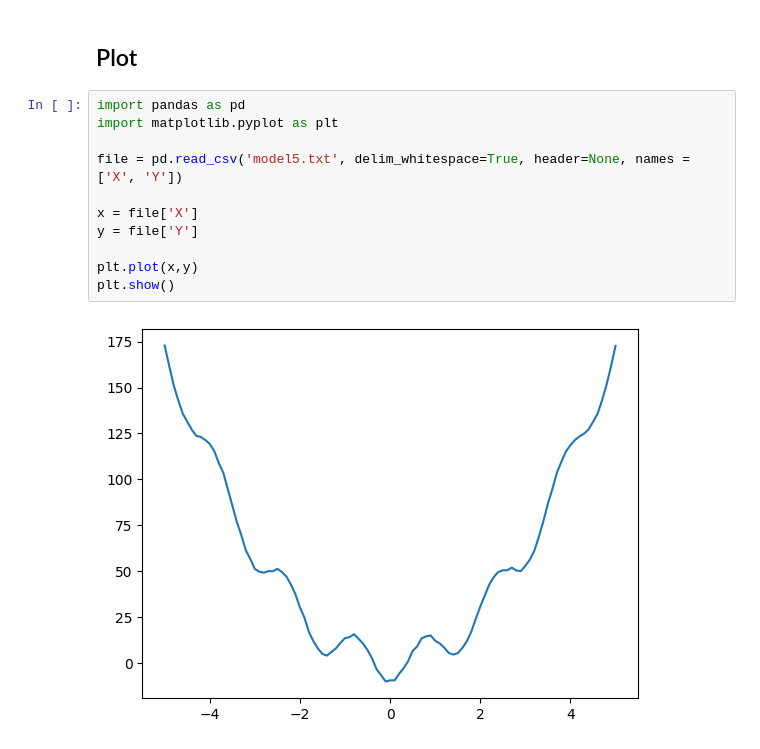
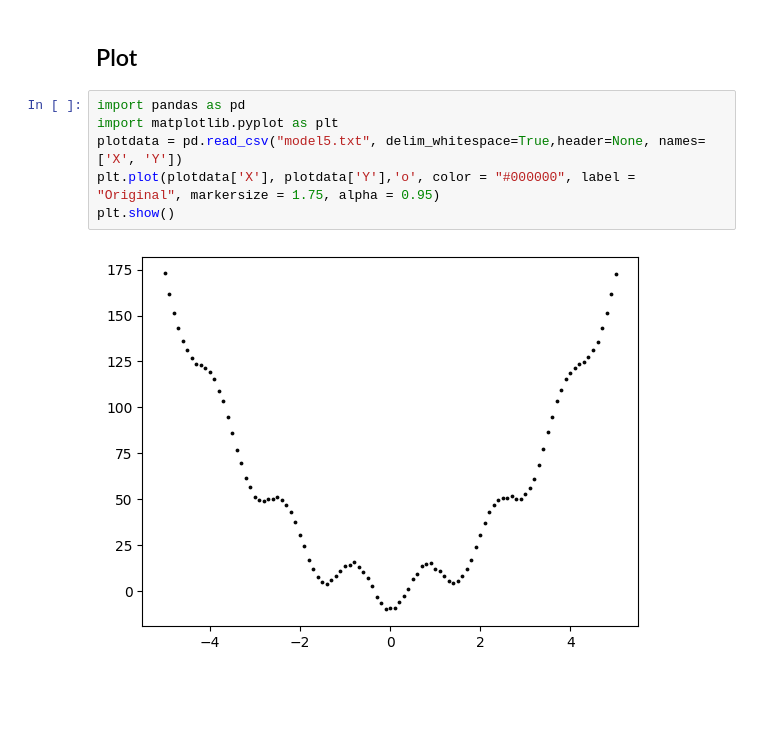
Before and after one commit to Mimikra/Evolutionary-Strategies, a Jupyter notebook: main.ipynb, the cells around one changed output. Cells and saved outputs as stored; diff of their text form; blank space fills up the shorter version.

```diff
--- a/main.ipynb
+++ b/main.ipynb
@@ -3,13 +3,8 @@
 # %%
 import pandas as pd
 import matplotlib.pyplot as plt
-
-file = pd.read_csv('model5.txt', delim_whitespace=True, header=None, names = ['X', 'Y'])
-
-x = file['X']
-y = file['Y']
-
-plt.plot(x,y)
+plotdata = pd.read_csv("model5.txt", delim_whitespace=True,header=None, names=['X', 'Y'])
+plt.plot(plotdata['X'], plotdata['Y'],'o', color = "#000000", label = "Original", markersize = 1.75, alpha = 0.95)
 plt.show()
 # %% [output]
-[figure, old version]
+[figure, new version]
```
Also changed, not shown: parts of 7 cells of this notebook, 3 other files.
